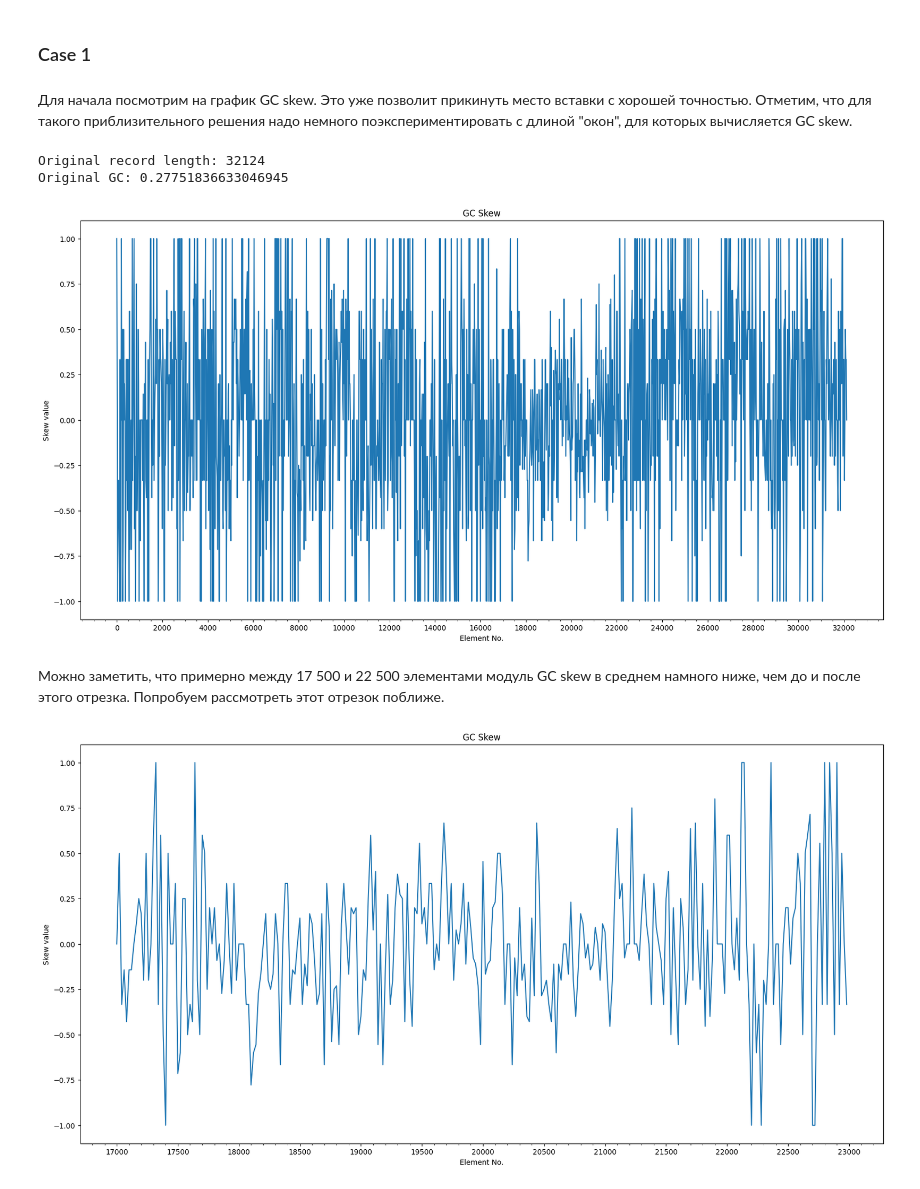
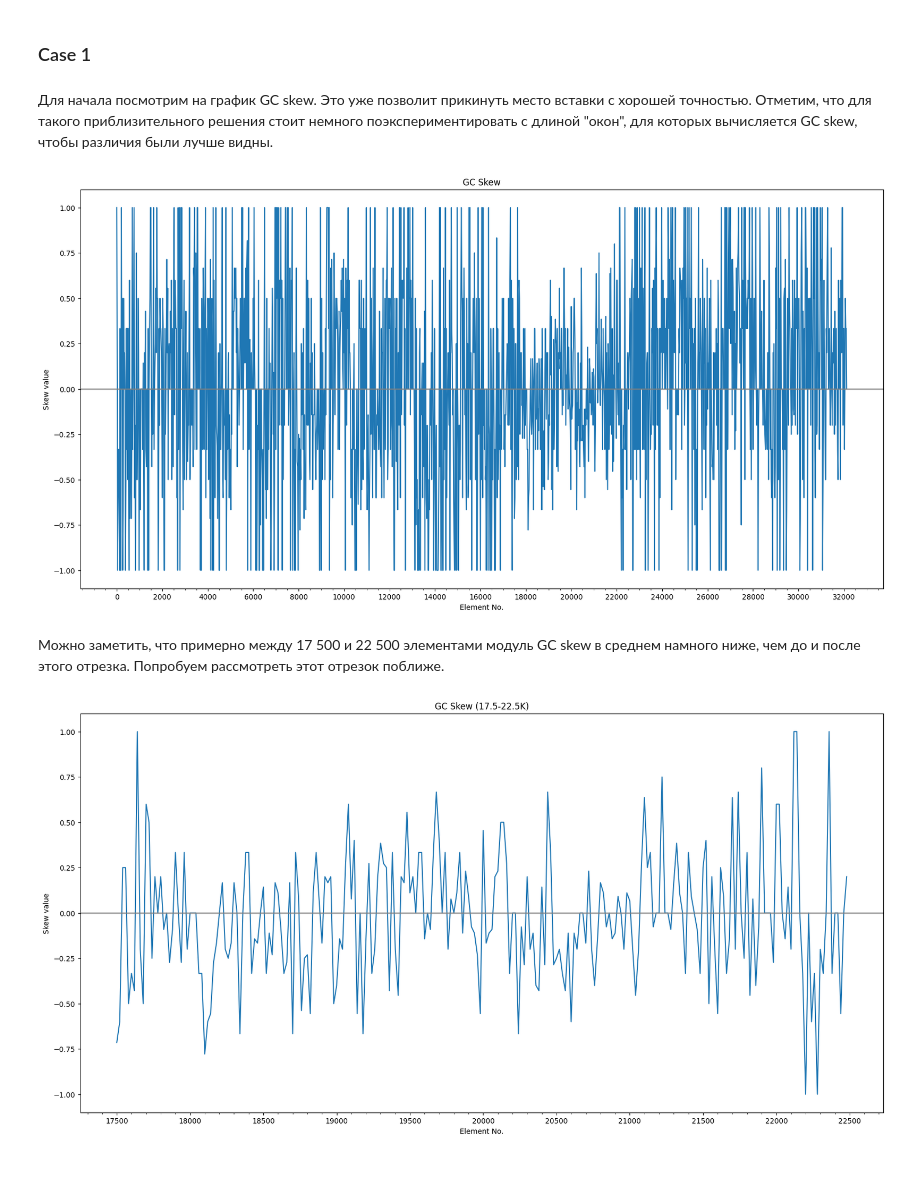
Before and after one commit to Nickitarius/fatsa_contest, a Jupyter notebook: case1.ipynb, the cells around one changed output. Cells and saved outputs as stored; diff of their text form; code cells hidden in the pictures.

```diff
--- a/case1.ipynb
+++ b/case1.ipynb
@@ -5,7 +5,7 @@
 # %% [markdown]
 ### Case 1
 # %% [markdown]
-Для начала посмотрим на график GC skew. Это уже позволит прикинуть место вставки с хорошей точностью. Отметим, что для такого приблизительного решения надо немного поэкспериментировать с длиной "окон", для которых вычисляется GC skew.
+Для начала посмотрим на график GC skew. Это уже позволит прикинуть место вставки с хорошей точностью. Отметим, что для такого приблизительного решения стоит немного поэкспериментировать с длиной "окон", для которых вычисляется GC skew, чтобы различия были лучше видны.
 # %%
 import Bio.SeqUtils as SU
 from Bio.Seq import Seq
@@ -22,15 +22,13 @@ with open("01.fasta") as handle:
     for record in SeqIO.parse(handle, "fasta"):
         seq_orig = record
 
-gc_orig = SU.gc_fraction(seq_orig)
-print(f'Original record length: {seq_orig.__len__()}')
 
-print(f'Original GC: {gc_orig}')
+# gc_orig = SU.gc_fraction(seq_orig)
+# print(f'Original record length: {seq_orig.__len__()}')
+# print(f'Original GC: {gc_orig}')
 
 current_sub = ""
 current_max_insertion = ""
-border_left = 0
-border_right = 0
 
 window_size = 20
 
@@ -43,6 +41,7 @@ ax.set_xlabel("Element No.")
 ax.set_ylabel("Skew value")
 ax.xaxis.set_minor_locator(MultipleLocator(500))
 ax.xaxis.set_major_locator(MultipleLocator(2000))
+ax.axhline(0, color='grey')
 plt.show()
 
 
@@ -64,26 +63,28 @@ plt.show()
 #             border_right = j
 #             prev_dif = cur_dif
 # %% [output]
-Original record length: 32124
-Original GC: 0.27751836633046945
-[figure, old version]
+[figure, new version]
 # %% [markdown]
 Можно заметить, что примерно между 17 500 и 22 500 элементами модуль GC skew в среднем намного ниже, чем до и после этого отрезка. Попробуем рассмотреть этот отрезок поближе.
 # %%
 window_size = 20
 
-seq_17_23 = seq_orig[17000:23000]
+border_left = 17500
+border_right = 22500
+
+seq_17_23 = seq_orig[border_left:border_right]
 
 skew_17_23 = SU.GC_skew(seq_17_23, window_size)
 
 fig_17_23, ax17_23 = plt.subplots(figsize=(20, 10))
-ax17_23.set_title("GC Skew")
-ax17_23.plot(range(17000, 23000, window_size), skew_17_23)
+ax17_23.set_title("GC Skew (17.5-22.5K)")
+ax17_23.plot(range(border_left, border_right, window_size), skew_17_23)
 ax17_23.set_xlabel("Element No.")
 ax17_23.set_ylabel("Skew value")
 ax17_23.xaxis.set_minor_locator(MultipleLocator(100))
 ax17_23.xaxis.set_major_locator(MultipleLocator(500))
+ax17_23.axhline(0, color='grey')
 
 plt.show()
 # %% [output]
-[figure, old version]
+[figure, new version]
```
Also changed, not shown: parts of 8 cells of this notebook.
